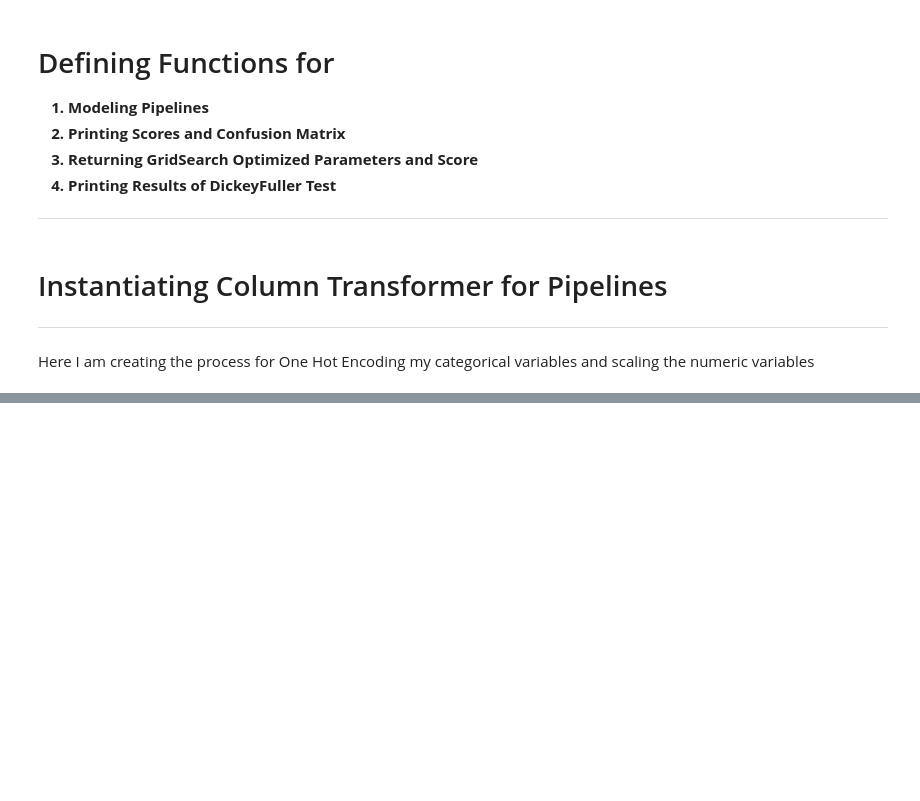
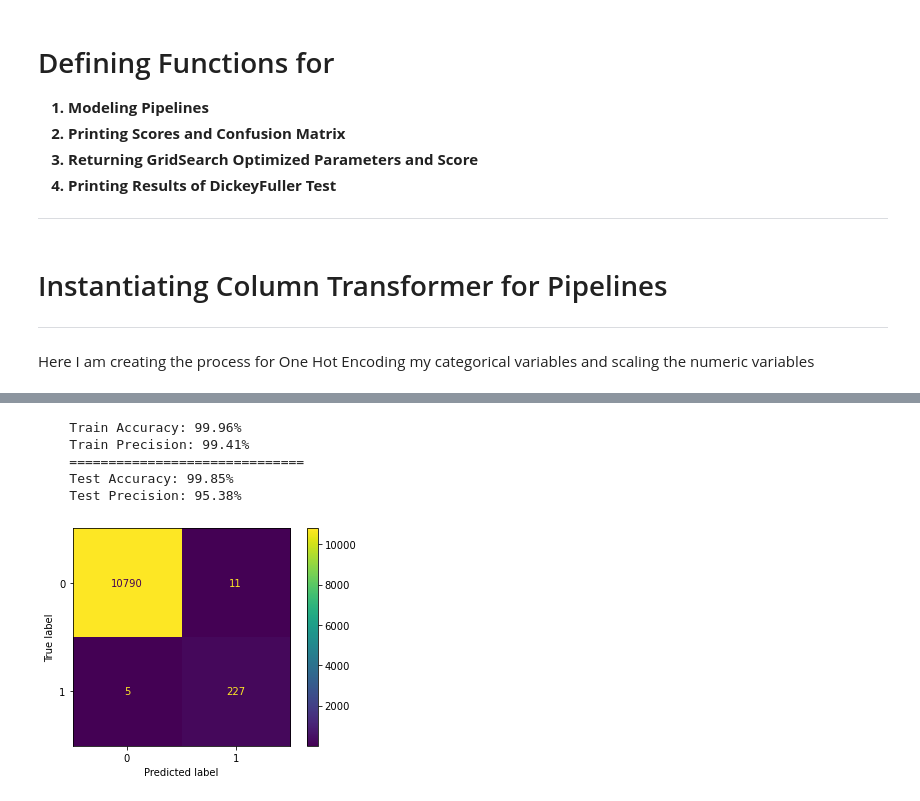
Before and after one commit to cjunhyuk/Kayak_Price_Analysis, a Jupyter notebook: Modeling.ipynb, the cells around one changed output, grey strips where cells are left out. Cells and saved outputs as stored; diff of their text form; code cells hidden in the pictures; blank space fills up the shorter version.

```diff
--- a/Modeling.ipynb
+++ b/Modeling.ipynb
@@ -456,12 +463,19 @@ model_fit_print(rforest_model, X, y)
 # %%
 rforest_model2 = imbpipline(steps=[
     ("preprocessor", preprocessor),
     ('SMOTE', SMOTE(random_state = 32)),
-    ("rf", RandomForestClassifier(criterion = 'entropy', n_estimators = 100, max_depth = 50,
-                                  min_samples_leaf = 2, min_samples_split = 5, random_state = 32))
+    ("rf", RandomForestClassifier(criterion = 'gini', n_estimators = 200, max_depth = 50,
+                                  min_samples_leaf = 2, min_samples_split = 2, random_state = 32))
 ])
 
 model_fit_print(rforest_model2, X, y)
+# %% [output]
+    Train Accuracy: 99.96%
+    Train Precision: 99.41%
+    ==============================
+    Test Accuracy: 99.85%
+    Test Precision: 95.38%
+[figure, added]
 # %%
 from sklearn.cluster import KMeans
 import sklearn.metrics as metrics
```
Also changed, not shown: parts of 39 cells of this notebook.
